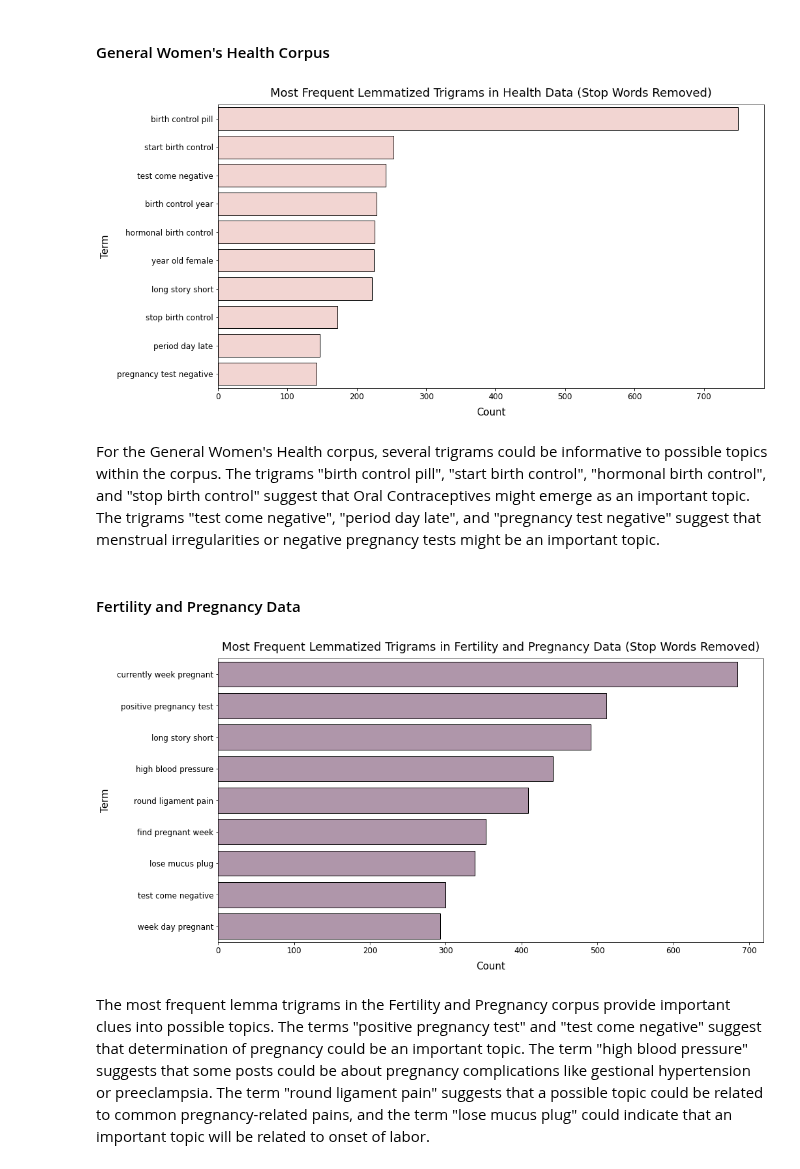
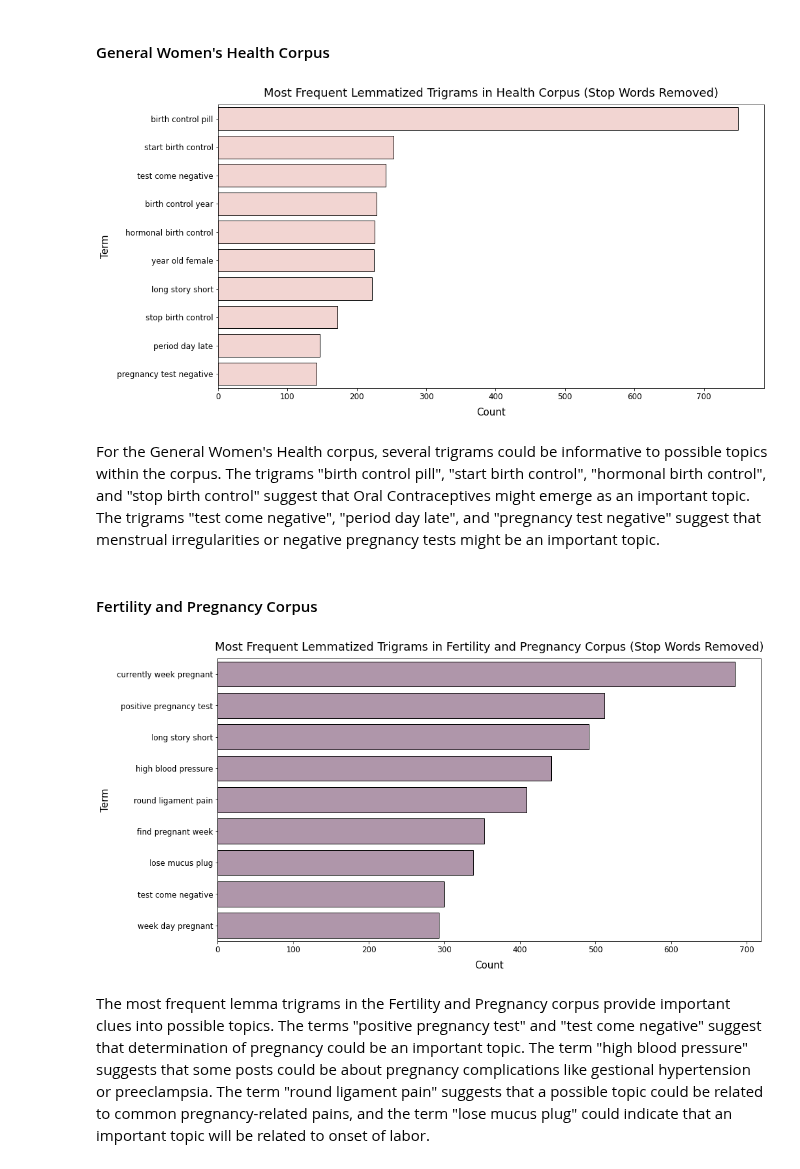
Before and after one commit to jlu90/Identifying-Womens-Health-Concerns, a Jupyter notebook: code/02_Main_Project_Notebook.ipynb, the cells around one changed output. Drawn from its saved outputs; the diff is of its cells as text; code cells hidden in the pictures.

```diff
--- a/code/02_Main_Project_Notebook.ipynb
+++ b/code/02_Main_Project_Notebook.ipynb
@@ -880,20 +880,20 @@ lemmas_obsgyn_trigrams_counts = get_word_sums(lemmas_obsgyn_trigrams)
 #### General Women's Health Corpus
 # %%
 plot_top_words(lemmas_health_trigrams_counts,
-               title = 'Most Frequent Lemmatized Trigrams in Health Data (Stop Words Removed)',
+               title = 'Most Frequent Lemmatized Trigrams in Health Corpus (Stop Words Removed)',
                color = blush)
 # %% [output]
-[figure, old version]
+[figure, new version]
 # %% [markdown]
 For the General Women's Health corpus, several trigrams could be informative to possible topics within the corpus. The trigrams "birth control pill", "start birth control", "hormonal birth control", and "stop birth control" suggest that Oral Contraceptives might emerge as an important topic. The trigrams "test come negative", "period day late", and "pregnancy test negative" suggest that menstrual irregularities or negative pregnancy tests might be an important topic.
 # %% [markdown]
-#### Fertility and Pregnancy Data
+#### Fertility and Pregnancy Corpus
 # %%
 plot_top_words(lemmas_obsgyn_trigrams_counts,
-               title = 'Most Frequent Lemmatized Trigrams in Fertility and Pregnancy Data (Stop Words Removed)',
+               title = 'Most Frequent Lemmatized Trigrams in Fertility and Pregnancy Corpus (Stop Words Removed)',
                color = dark_purple)
 # %% [output]
-[figure, old version]
+[figure, new version]
 # %% [markdown]
 The most frequent lemma trigrams in the Fertility and Pregnancy corpus provide important clues into possible topics. The terms "positive pregnancy test" and "test come negative" suggest that determination of pregnancy could be an important topic. The term "high blood pressure" suggests that some posts could be about pregnancy complications like gestional hypertension or preeclampsia. The term "round ligament pain" suggests that a possible topic could be related to common pregnancy-related pains, and the term "lose mucus plug" could indicate that an important topic will be related to onset of labor.
 # %% [markdown]
```
Also changed, not shown: parts of 11 cells of this notebook, 1 other file.
